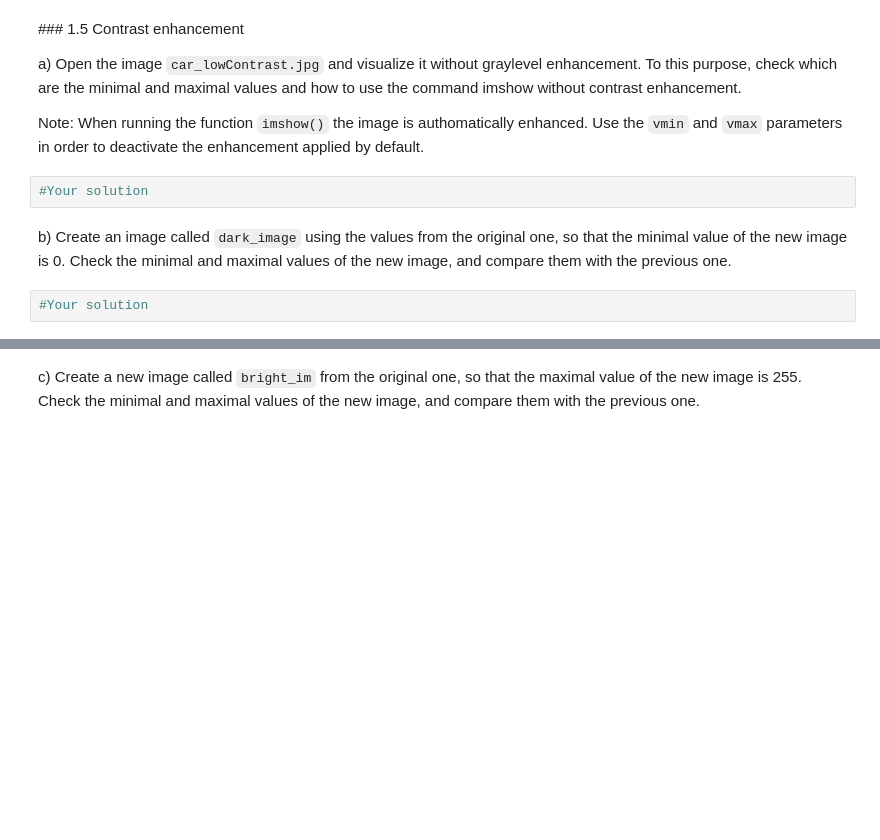
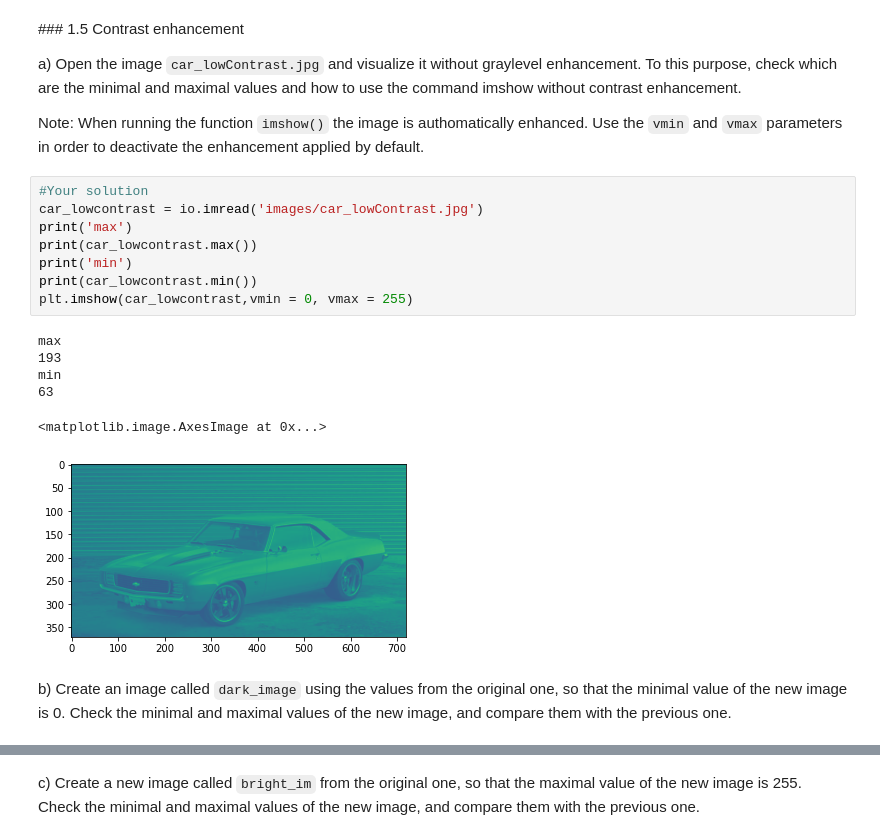
Before and after one commit to rsberrocal/VA_Practicas, a Jupyter notebook: Lab1/P1_RichardSudario.ipynb, the cells around one changed output, grey strips where cells are left out. Saved outputs shown, nothing was run; the diff lists cells and outputs as text; blank space fills up the shorter version.

```diff
--- a/Lab1/P1_RichardSudario.ipynb
+++ b/Lab1/P1_RichardSudario.ipynb
@@ -194,9 +185,20 @@ b) Change the mask of the framed image to red. Visualize the three images with t
 a) Open the image `car_lowContrast.jpg` and visualize it without graylevel enhancement. To this purpose, check which are the minimal and maximal values and how to use the command imshow without contrast enhancement.
 
 Note: When running the function `imshow()` the image is authomatically enhanced. Use the `vmin` and `vmax` parameters in order to deactivate the enhancement applied by default.
-# %%
-#Your solution
+# %%
+#Your solution
+car_lowcontrast = io.imread('images/car_lowContrast.jpg')
+print('max')
+print(car_lowcontrast.max())
+print('min')
+print(car_lowcontrast.min())
+plt.imshow(car_lowcontrast,vmin = 0, vmax = 255)
+# %% [output]
+max
+193
+min
+63
+<matplotlib.image.AxesImage at 0x...>
+[figure, added]
 # %% [markdown]
 b) Create an image called `dark_image` using the  values from the original one, so that the minimal value of the new image is 0. Check the minimal and maximal values of the new image, and compare them with the previous one.
-# %%
-#Your solution
```
Also changed, not shown: parts of 13 cells of this notebook, 1 other file.
